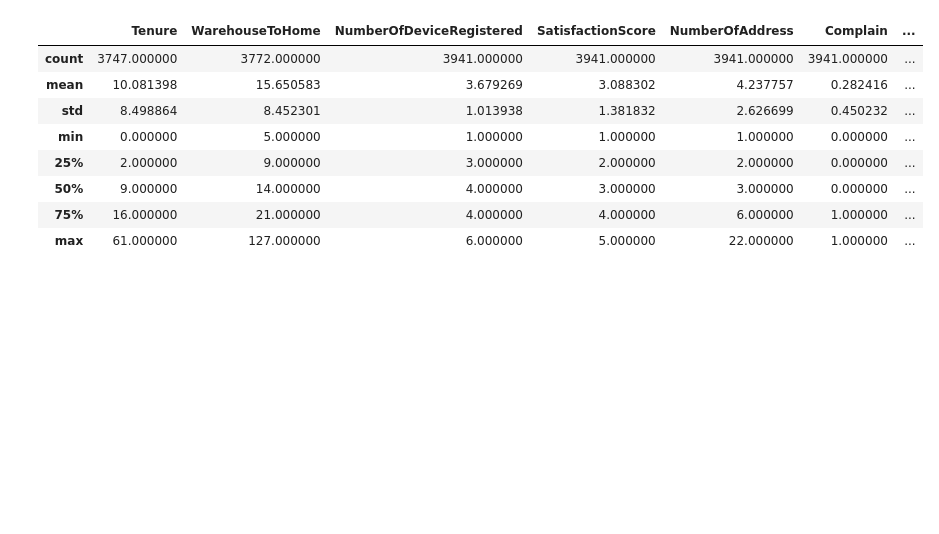
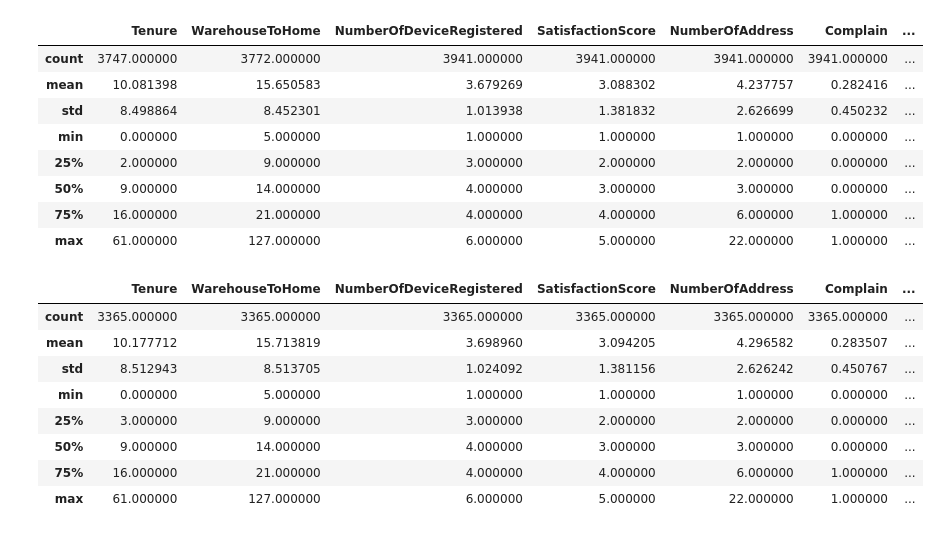
Before and after one commit to ratihbudii/machine_learning_Ecommerce, a Jupyter notebook: notebooks/1.0-rbs-ecommercechurn-notebook.ipynb, the cells around one changed output. Cells and saved outputs as stored; diff of their text form; code cells hidden in the pictures; blank space fills up the shorter version.

```diff
--- a/notebooks/1.0-rbs-ecommercechurn-notebook.ipynb
+++ b/notebooks/1.0-rbs-ecommercechurn-notebook.ipynb
@@ -265,4 +241,14 @@ df_ecommerce.describe()
 | 75% | 16.000000 | 21.000000 | 4.000000 | 4.000000 | 6.000000 | 1.000000 | ... |
 | max | 61.000000 | 127.000000 | 6.000000 | 5.000000 | 22.000000 | 1.000000 | ... |
 # %%
-# df_ecommerce.dropna().describe()
+df_ecommerce.dropna().describe()
+# %% [output]
+|  | Tenure | WarehouseToHome | NumberOfDeviceRegistered | SatisfactionScore | NumberOfAddress | Complain | ... |
+| count | 3365.000000 | 3365.000000 | 3365.000000 | 3365.000000 | 3365.000000 | 3365.000000 | ... |
+| mean | 10.177712 | 15.713819 | 3.698960 | 3.094205 | 4.296582 | 0.283507 | ... |
+| std | 8.512943 | 8.513705 | 1.024092 | 1.381156 | 2.626242 | 0.450767 | ... |
+| min | 0.000000 | 5.000000 | 1.000000 | 1.000000 | 1.000000 | 0.000000 | ... |
+| 25% | 3.000000 | 9.000000 | 3.000000 | 2.000000 | 2.000000 | 0.000000 | ... |
+| 50% | 9.000000 | 14.000000 | 4.000000 | 3.000000 | 3.000000 | 0.000000 | ... |
+| 75% | 16.000000 | 21.000000 | 4.000000 | 4.000000 | 6.000000 | 1.000000 | ... |
+| max | 61.000000 | 127.000000 | 6.000000 | 5.000000 | 22.000000 | 1.000000 | ... |
```
Also changed, not shown: parts of 17 cells of this notebook.
